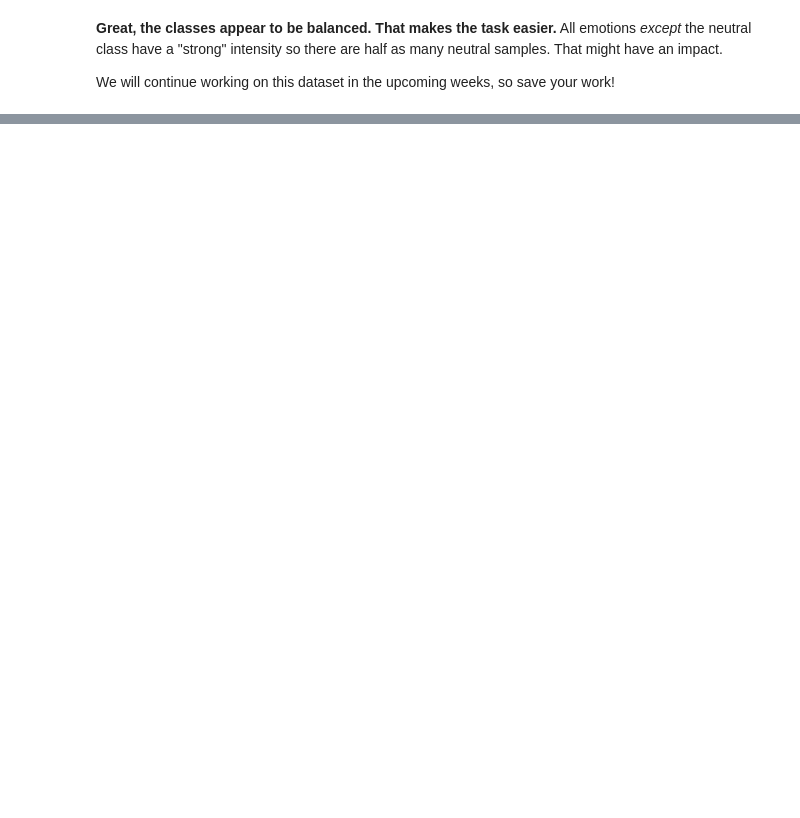
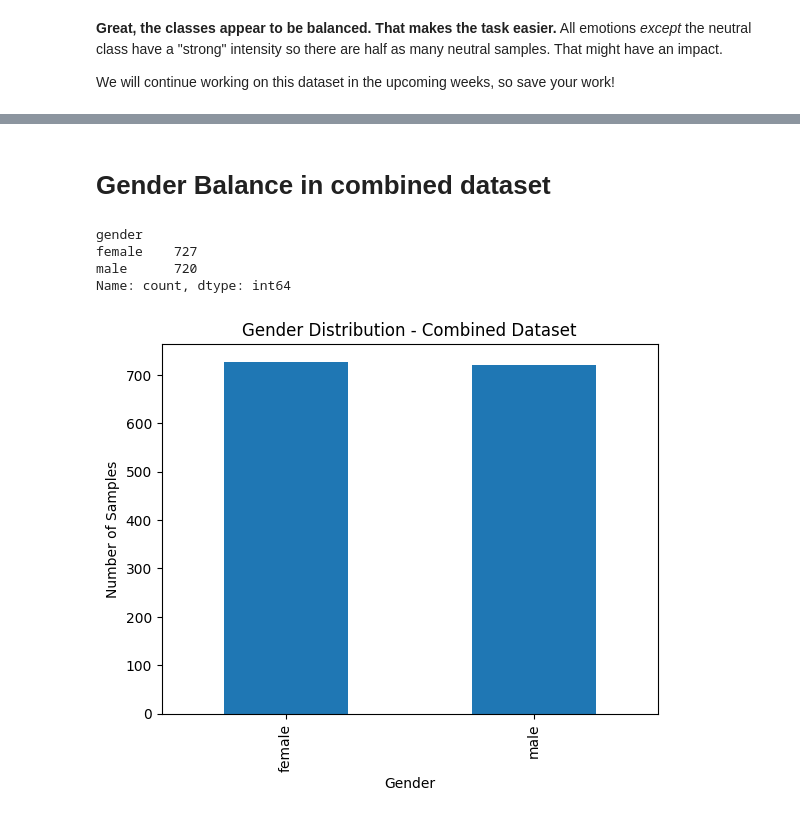
Before and after one commit to mahla-aghapour/Week2-DataPreprocessing, a Jupyter notebook: Week 2.ipynb, the cells around one changed output, grey strips where cells are left out. Drawn from its saved outputs; the diff is of its cells as text; code cells hidden in the pictures; blank space fills up the shorter version.

```diff
--- a/Week 2.ipynb
+++ b/Week 2.ipynb
@@ -595,0 +863,18 @@ We will continue working on this dataset in the upcoming weeks, so save your wor
+# %% [markdown]
+# **Gender Balance in combined dataset**
+# %%
+gender_counts = combined_df["gender"].value_counts()
+
+print(gender_counts)
+
+gender_counts.plot(kind="bar")
+plt.title("Gender Distribution - Combined Dataset")
+plt.xlabel("Gender")
+plt.ylabel("Number of Samples")
+plt.show()
+# %% [output]
+gender
+female    727
+male      720
+Name: count, dtype: int64
+[figure, added]
```
Also changed, not shown: parts of 41 cells of this notebook.
